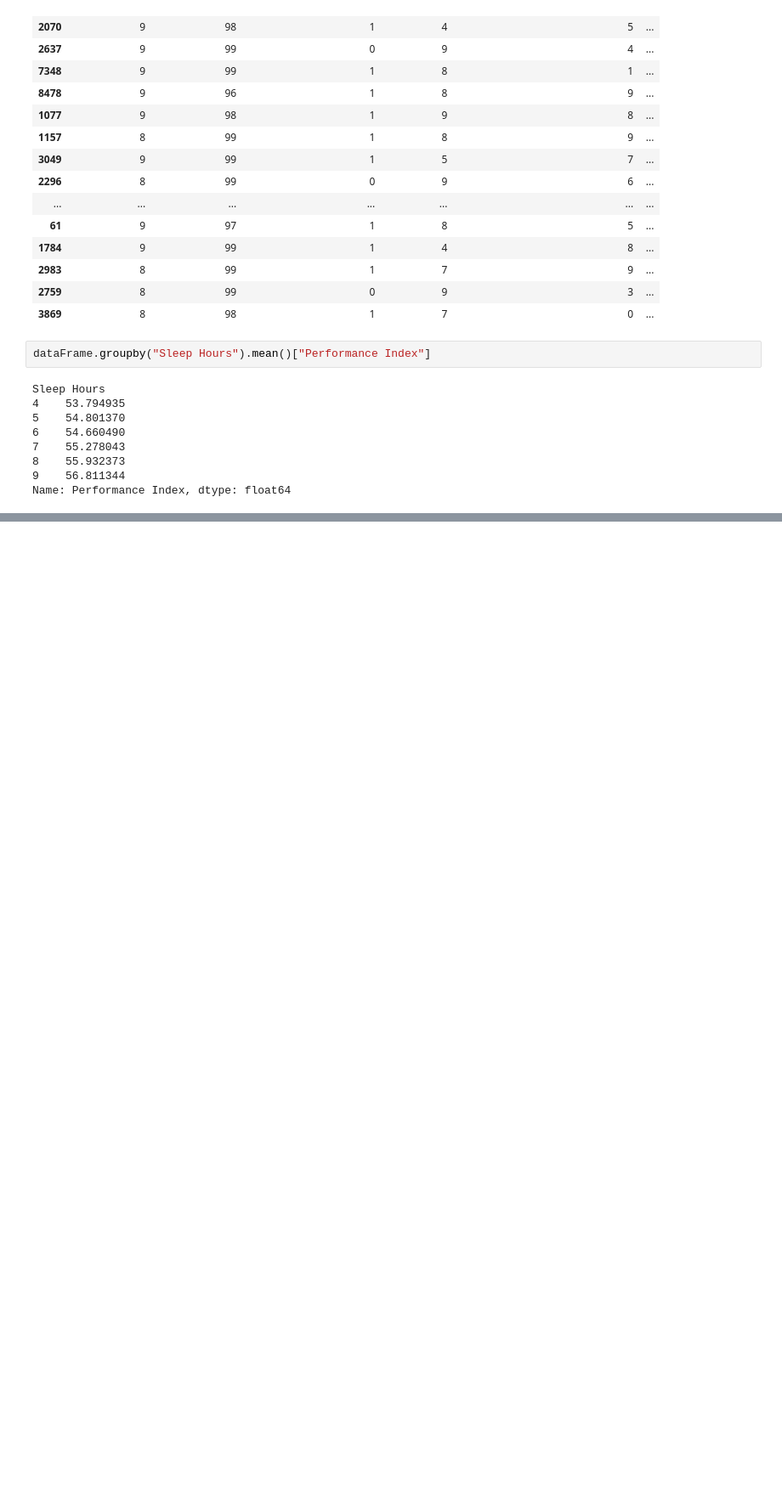
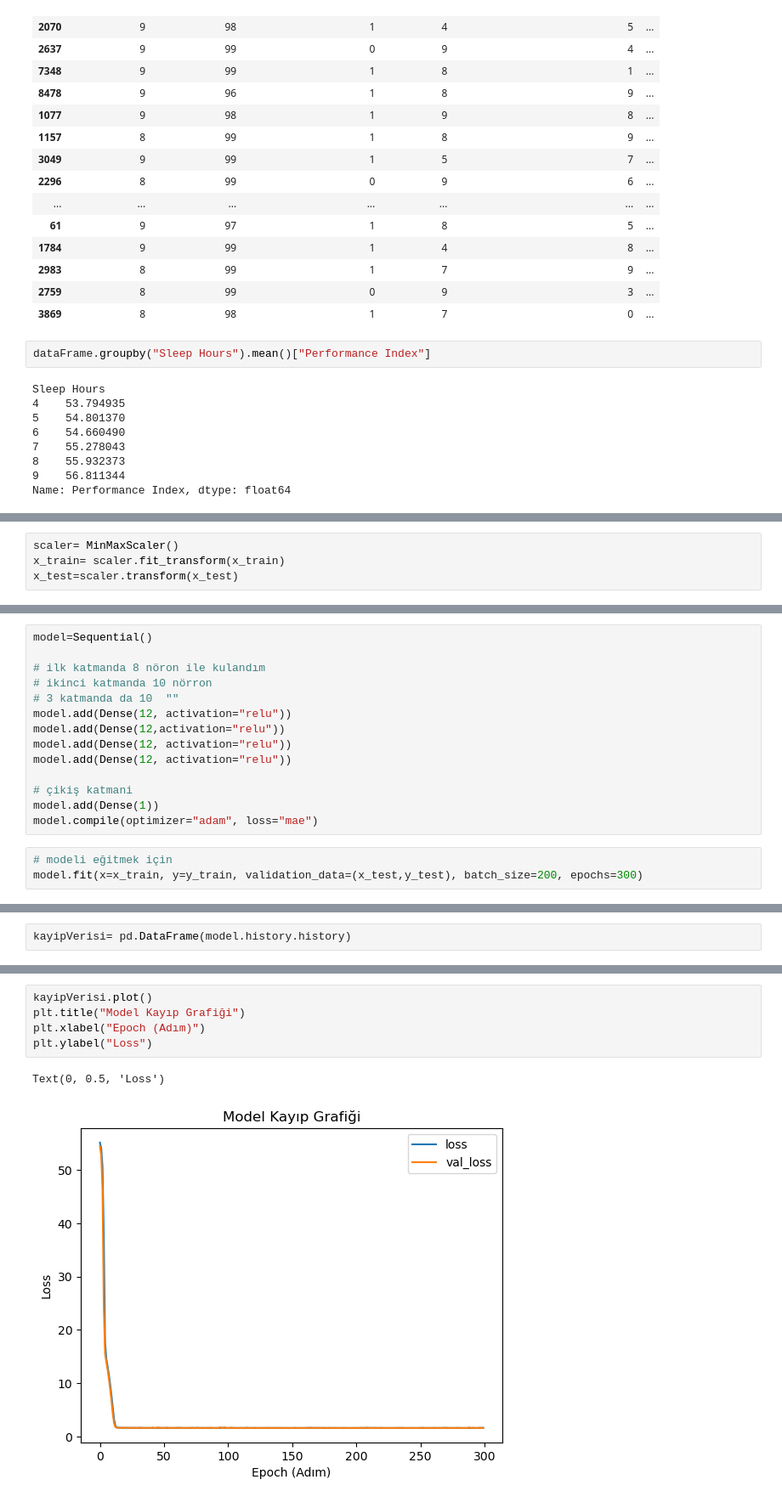
Before and after one commit to YoncaEsendemir/StudentPerformanceRegresyon, a Jupyter notebook: StudentPredict.ipynb, the cells around one changed output, grey strips where cells are left out. Shown at 85% size. Drawn from its saved outputs; the diff is of its cells as text; blank space fills up the shorter version.

Commit message:
A model was created to train the data, experiments were conducted, required libraries were added, and predictions were made. Data analysis was performed using graphs, and overfitting was evaluated.

```diff
--- a/StudentPredict.ipynb
+++ b/StudentPredict.ipynb
@@ -125,0 +163,4 @@ Name: Performance Index, dtype: float64
+# %%
+scaler= MinMaxScaler()
+x_train= scaler.fit_transform(x_train)
+x_test=scaler.transform(x_test)
@@ -125,0 +180,17 @@ Name: Performance Index, dtype: float64
+# %%
+model=Sequential()
+
+# ilk katmanda 8 nöron ile kulandım
+# ikinci katmanda 10 nörron
+# 3 katmanda da 10  ""
+model.add(Dense(12, activation="relu"))
+model.add(Dense(12,activation="relu"))
+model.add(Dense(12, activation="relu"))
+model.add(Dense(12, activation="relu"))
+
+# çikiş katmani
+model.add(Dense(1))
+model.compile(optimizer="adam", loss="mae")
+# %%
+# modeli eğitmek için
+model.fit(x=x_train, y=y_train, validation_data=(x_test,y_test), batch_size=200, epochs=300)
@@ -125,0 +241,2 @@ Name: Performance Index, dtype: float64
+# %%
+kayipVerisi= pd.DataFrame(model.history.history)
@@ -125,0 +259,8 @@ Name: Performance Index, dtype: float64
+# %%
+kayipVerisi.plot()
+plt.title("Model Kayıp Grafiği")
+plt.xlabel("Epoch (Adım)")
+plt.ylabel("Loss")
+# %% [output]
+Text(0, 0.5, 'Loss')
+[figure, added]
```
Also changed, not shown: parts of 27 cells of this notebook.
